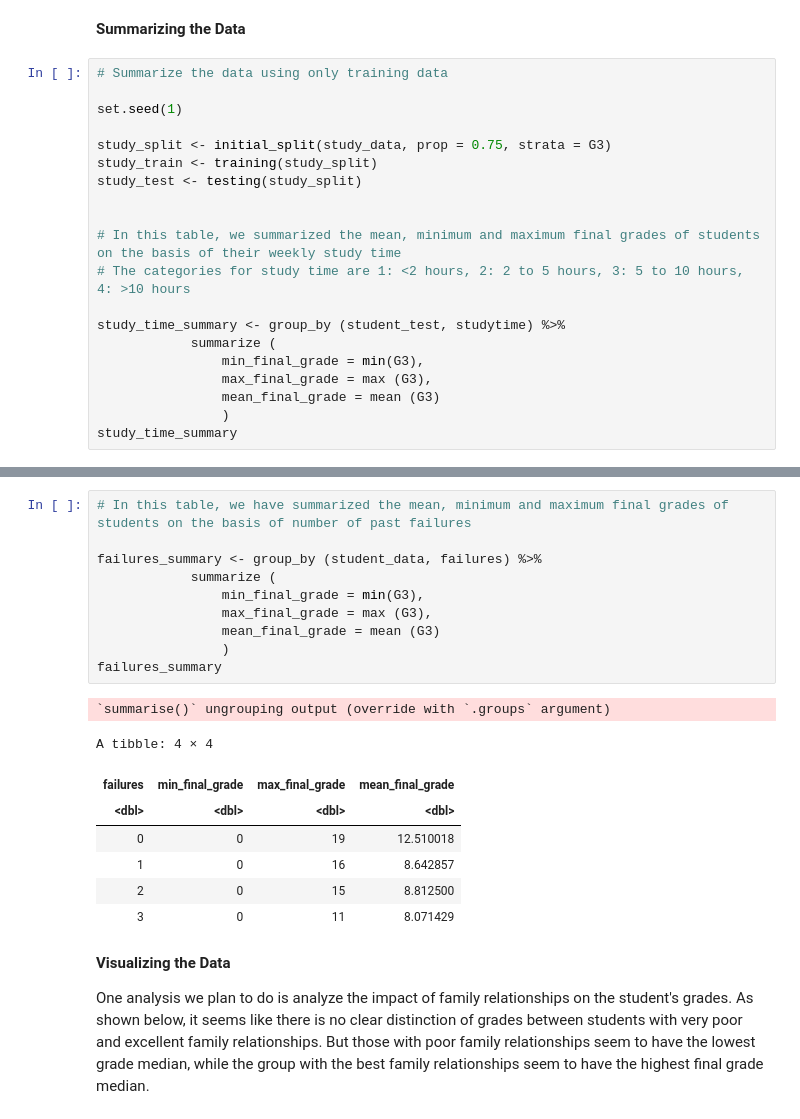
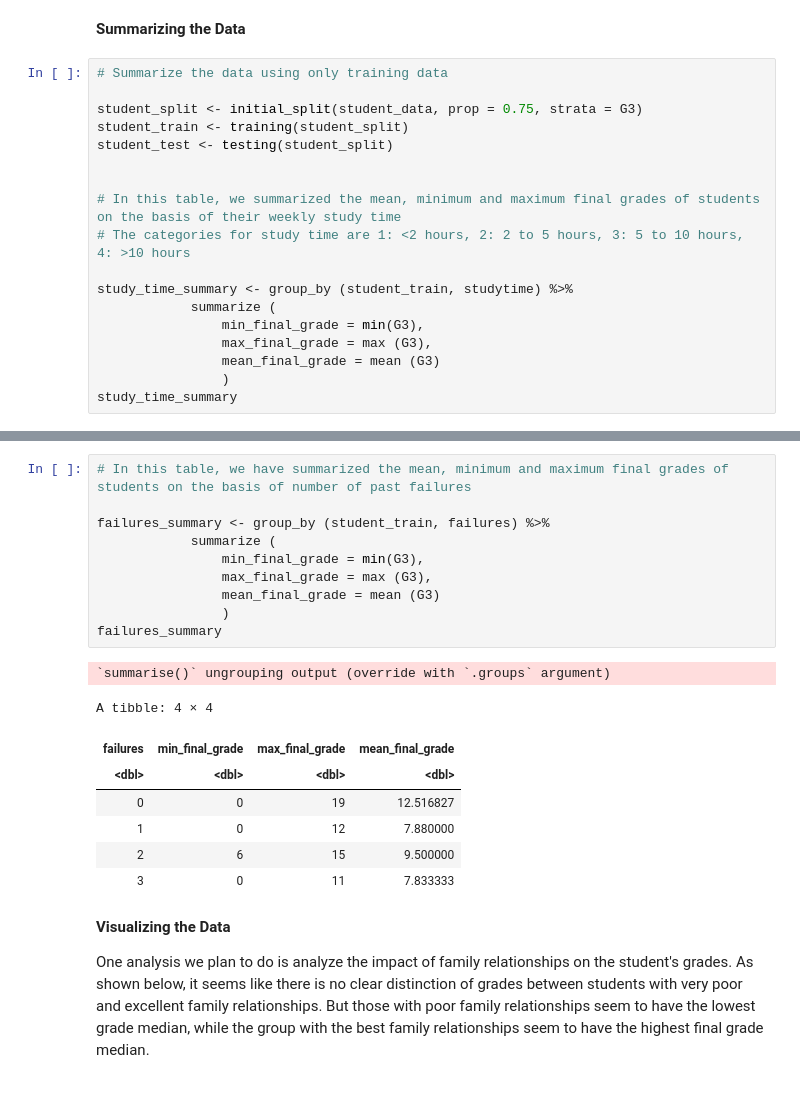
Before and after one commit to jsonthany/dsci_100_project, a Jupyter notebook: project_proposal.ipynb, the cells around one changed output, grey strips where cells are left out. Drawn from its saved outputs; the diff is of its cells as text.

```diff
--- a/project_proposal.ipynb
+++ b/project_proposal.ipynb
@@ -81,17 +82,15 @@ Each row of the data set represents a single student, while each column only con
 # %%
 # Summarize the data using only training data
 
-set.seed(1)
-
-study_split <- initial_split(study_data, prop = 0.75, strata = G3)
-study_train <- training(study_split)
-study_test <- testing(study_split)
+student_split <- initial_split(student_data, prop = 0.75, strata = G3)
+student_train <- training(student_split)
+student_test <- testing(student_split)
 
 
 # In this table, we summarized the mean, minimum and maximum final grades of students on the basis of their weekly study time
 # The categories for study time are 1: <2 hours, 2: 2 to 5 hours, 3: 5 to 10 hours, 4: >10 hours
 
-study_time_summary <- group_by (student_test, studytime) %>%
+study_time_summary <- group_by (student_train, studytime) %>%
             summarize (
                 min_final_grade = min(G3),
                 max_final_grade = max (G3),
@@ -123,22 +129,22 @@ A grouped_df: 4 × 5
 # %%
 # In this table, we have summarized the mean, minimum and maximum final grades of students on the basis of number of past failures
 
-failures_summary <- group_by (student_data, failures) %>%
+failures_summary <- group_by (student_train, failures) %>%
             summarize (
                 min_final_grade = min(G3),
                 max_final_grade = max (G3),
                 mean_final_grade = mean (G3)
                 )
 failures_summary
 # %% [output]
 `summarise()` ungrouping output (override with `.groups` argument)
 A tibble: 4 × 4
 | failures | min_final_grade | max_final_grade | mean_final_grade |
 | <dbl> | <dbl> | <dbl> | <dbl> |
-| 0 | 0 | 19 | 12.510018 |
-| 1 | 0 | 16 | 8.642857 |
-| 2 | 0 | 15 | 8.812500 |
-| 3 | 0 | 11 | 8.071429 |
+| 0 | 0 | 19 | 12.516827 |
+| 1 | 0 | 12 | 7.880000 |
+| 2 | 6 | 15 | 9.500000 |
+| 3 | 0 | 11 | 7.833333 |
 # %% [markdown]
 **Visualizing the Data**
 
```
Also changed, not shown: parts of 3 cells of this notebook.
